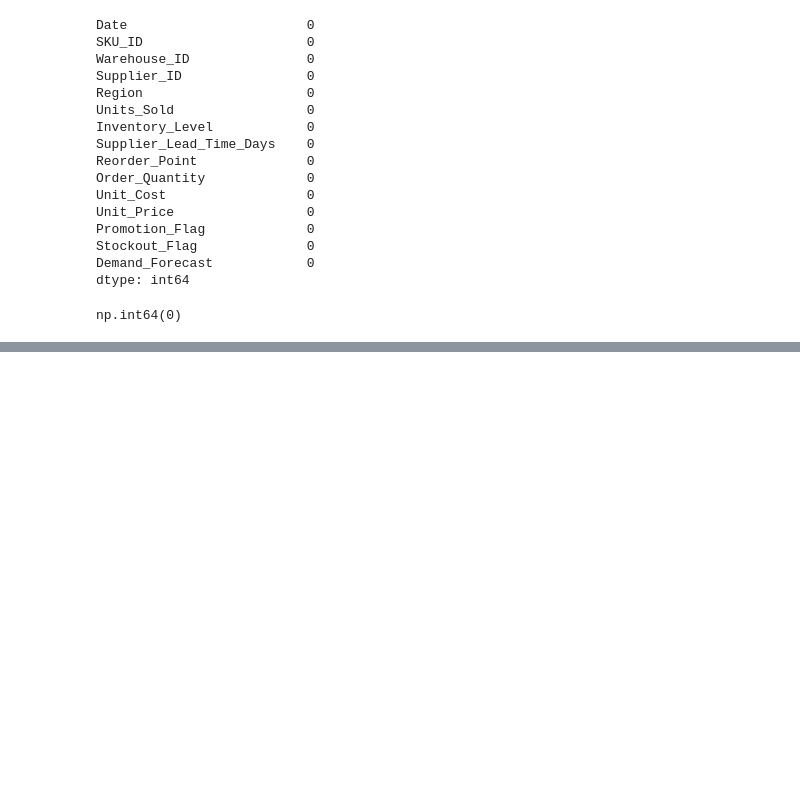
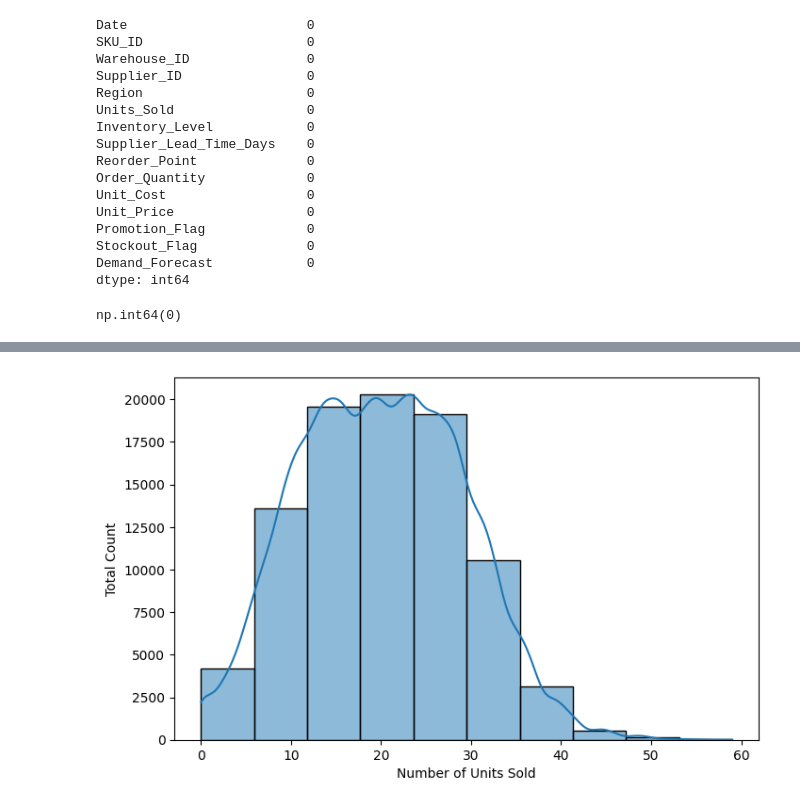
Before and after one commit to vinaypant33/supply_chain_control_tower, a Jupyter notebook: notebooks/eda.ipynb, the cells around one changed output, grey strips where cells are left out. Cells and saved outputs as stored; diff of their text form; code cells hidden in the pictures; blank space fills up the shorter version.

```diff
--- a/notebooks/eda.ipynb
+++ b/notebooks/eda.ipynb
@@ -93,0 +111,10 @@ As we can see there are no duiplicate values in the dataset nor there are any nu
+# %%
+# Lets see the distribution of the units sold :
+
+plt.figure(figsize= (8 , 5))
+sns.histplot(df['Units_Sold'] , kde=10 , bins=10)
+plt.xlabel("Number of Units Sold")
+plt.ylabel("Total Count")
+plt.show()
+# %% [output]
+[figure, added]
```
Also changed, not shown: parts of 12 cells of this notebook.
